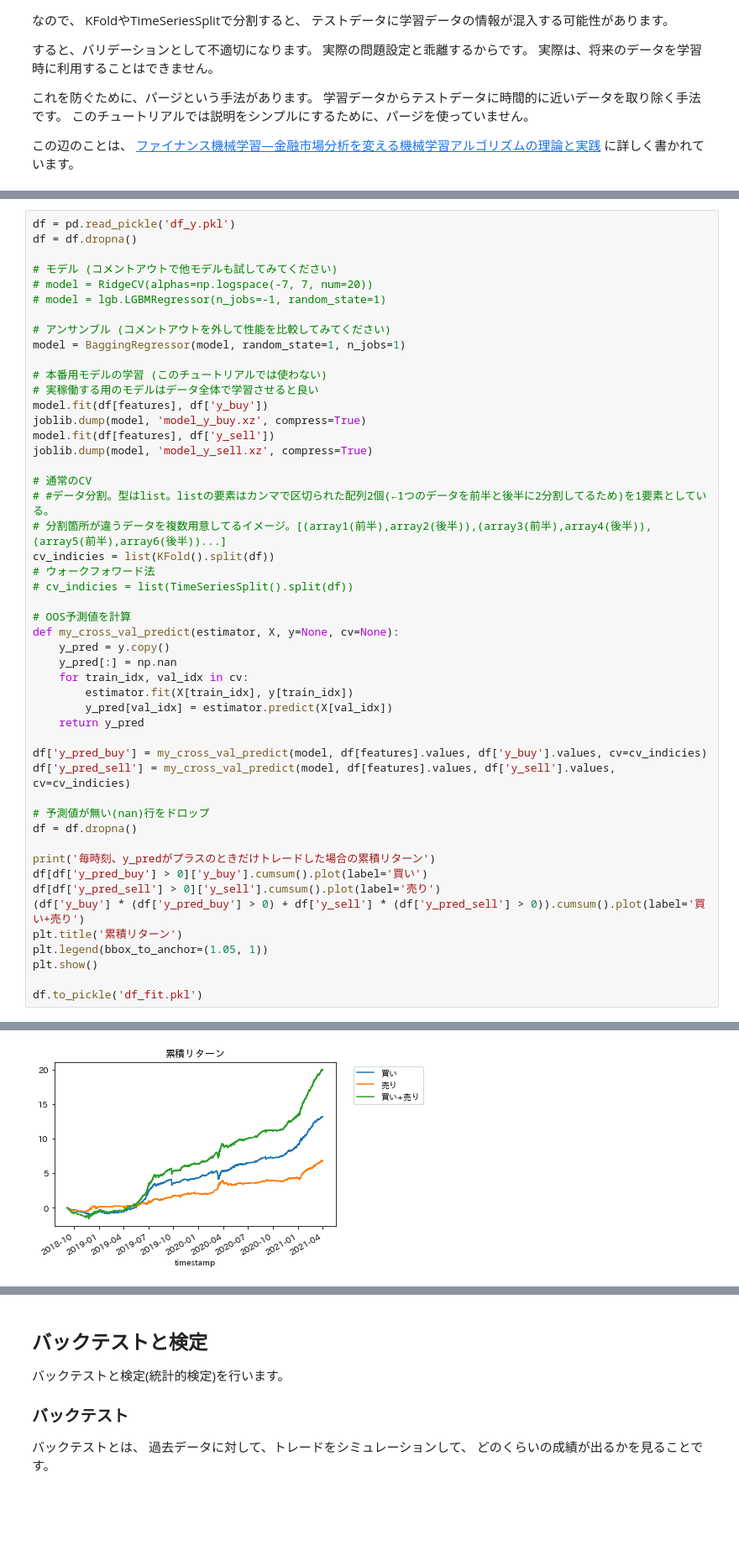
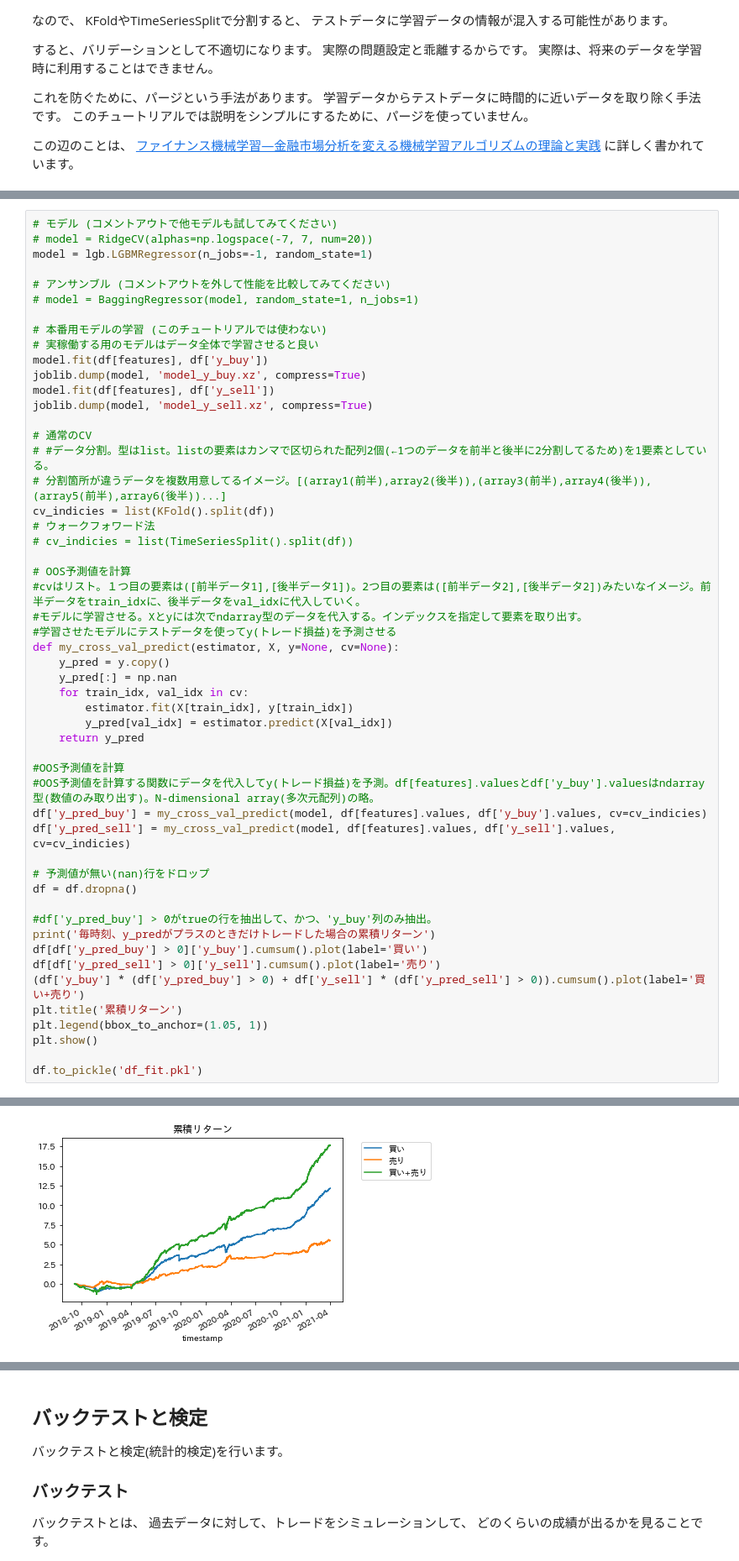
Before and after one commit to n3232/mlbot_tutorial, a Jupyter notebook: work/tutorial.ipynb, the cells around one changed output, grey strips where cells are left out. Shown at 84% size. Saved outputs shown, nothing was run; the diff lists cells and outputs as text; blank space fills up the shorter version.

```diff
--- a/work/tutorial.ipynb
+++ b/work/tutorial.ipynb
@@ -731,13 +750,10 @@ KFoldやTimeSeriesSplitで分割すると、
 # %%
-df = pd.read_pickle('df_y.pkl')
-df = df.dropna()
-
 # モデル (コメントアウトで他モデルも試してみてください)
 # model = RidgeCV(alphas=np.logspace(-7, 7, num=20))
-# model = lgb.LGBMRegressor(n_jobs=-1, random_state=1)
+model = lgb.LGBMRegressor(n_jobs=-1, random_state=1)
 
 # アンサンブル (コメントアウトを外して性能を比較してみてください)
-model = BaggingRegressor(model, random_state=1, n_jobs=1)
+# model = BaggingRegressor(model, random_state=1, n_jobs=1)
 
 # 本番用モデルの学習 (このチュートリアルでは使わない)
 # 実稼働する用のモデルはデータ全体で学習させると良い
@@ -752,31 +768,37 @@ joblib.dump(model, 'model_y_sell.xz', compress=True)
 cv_indicies = list(KFold().split(df))
 # ウォークフォワード法
 # cv_indicies = list(TimeSeriesSplit().split(df))
 
 # OOS予測値を計算
+#cvはリスト。１つ目の要素は([前半データ1],[後半データ1])。2つ目の要素は([前半データ2],[後半データ2])みたいなイメージ。前半データをtrain_idxに、後半データをval_idxに代入していく。
+#モデルに学習させる。Xとyには次でndarray型のデータを代入する。インデックスを指定して要素を取り出す。
+#学習させたモデルにテストデータを使ってy(トレード損益)を予測させる
 def my_cross_val_predict(estimator, X, y=None, cv=None):
     y_pred = y.copy()
     y_pred[:] = np.nan
     for train_idx, val_idx in cv:
         estimator.fit(X[train_idx], y[train_idx])
         y_pred[val_idx] = estimator.predict(X[val_idx])
     return y_pred
 
+#OOS予測値を計算
+#OOS予測値を計算する関数にデータを代入してy(トレード損益)を予測。df[features].valuesとdf['y_buy'].valuesはndarray型(数値のみ取り出す)。N-dimensional array(多次元配列)の略。
 df['y_pred_buy'] = my_cross_val_predict(model, df[features].values, df['y_buy'].values, cv=cv_indicies)
 df['y_pred_sell'] = my_cross_val_predict(model, df[features].values, df['y_sell'].values, cv=cv_indicies)
 
 # 予測値が無い(nan)行をドロップ
 df = df.dropna()
 
+#df['y_pred_buy'] > 0がtrueの行を抽出して、かつ、'y_buy'列のみ抽出。
 print('毎時刻、y_predがプラスのときだけトレードした場合の累積リターン')
 df[df['y_pred_buy'] > 0]['y_buy'].cumsum().plot(label='買い')
 df[df['y_pred_sell'] > 0]['y_sell'].cumsum().plot(label='売り')
 (df['y_buy'] * (df['y_pred_buy'] > 0) + df['y_sell'] * (df['y_pred_sell'] > 0)).cumsum().plot(label='買い+売り')
 plt.title('累積リターン')
 plt.legend(bbox_to_anchor=(1.05, 1))
 plt.show()
 
 df.to_pickle('df_fit.pkl')
 # %% [output]
 毎時刻、y_predがプラスのときだけトレードした場合の累積リターン
-[figure, old version]
+[figure, new version]
```
Also changed, not shown: parts of 2 cells of this notebook.
